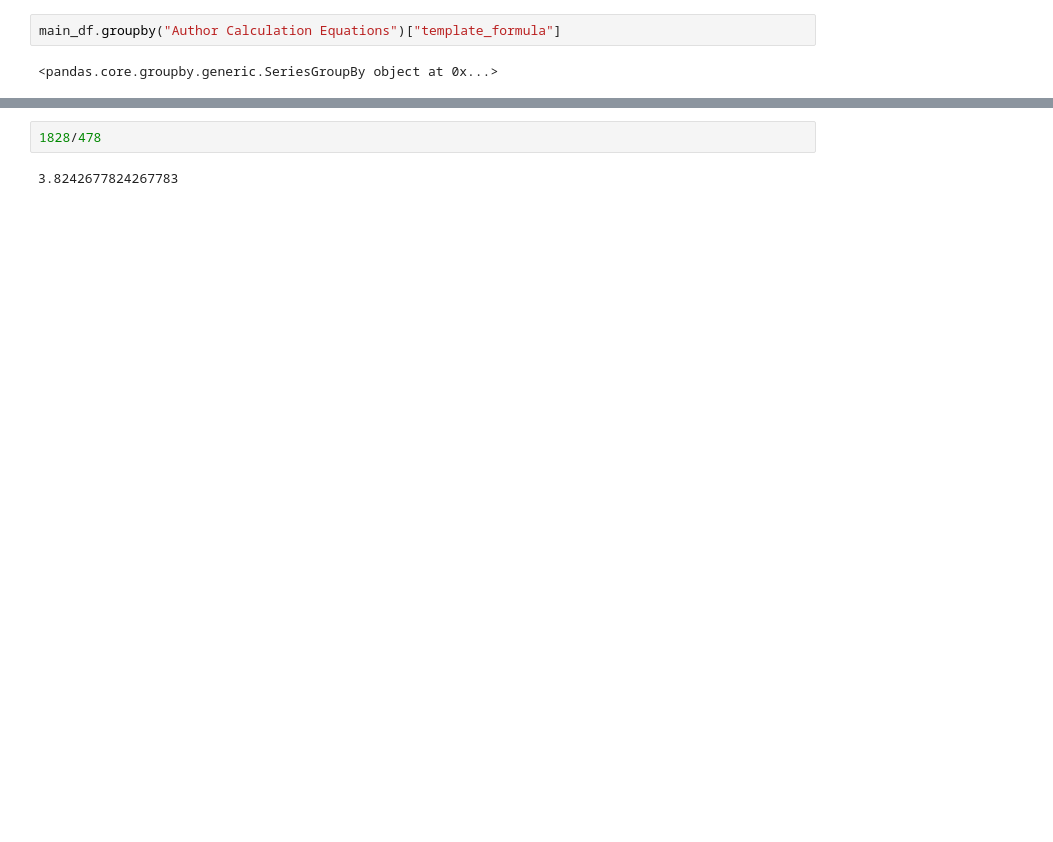
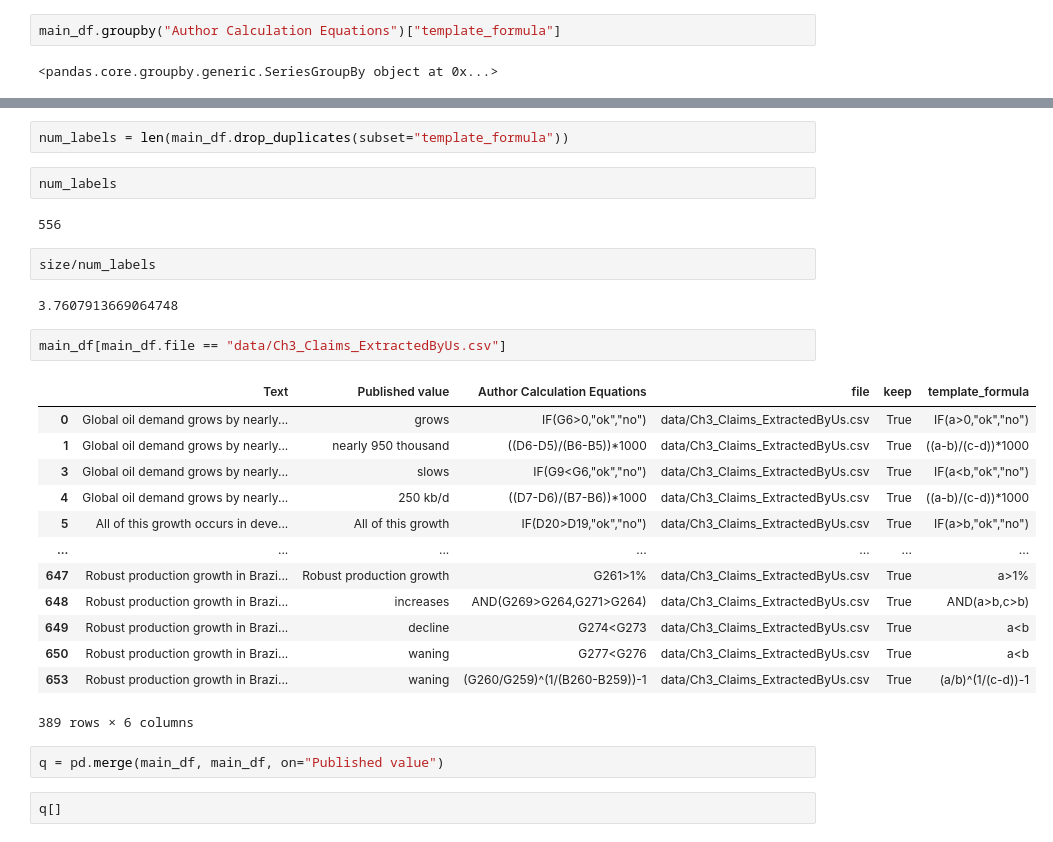
Before and after one commit to geokaragiannis/statchecker, a Jupyter notebook: templates_temp/markup-templates.ipynb, the cells around one changed output, grey strips where cells are left out. Cells and saved outputs as stored; diff of their text form; blank space fills up the shorter version.

```diff
--- a/templates_temp/markup-templates.ipynb
+++ b/templates_temp/markup-templates.ipynb
@@ -152,4 +199,30 @@ len(main_df.drop_duplicates(subset=["Text", "Published value", "template_formula
-# %%
-1828/478
-# %% [output]
-3.8242677824267783
+# %%
+num_labels = len(main_df.drop_duplicates(subset="template_formula"))
+# %%
+num_labels
+# %% [output]
+556
+# %%
+size/num_labels
+# %% [output]
+3.7607913669064748
+# %%
+main_df[main_df.file == "data/Ch3_Claims_ExtractedByUs.csv"]
+# %% [output]
+|  | Text | Published value | Author Calculation Equations | file | keep | template_formula |
+| 0 | Global oil demand grows by nearly... | grows | IF(G6>0,"ok","no") | data/Ch3_Claims_ExtractedByUs.csv | True | IF(a>0,"ok","no") |
+| 1 | Global oil demand grows by nearly... | nearly 950 thousand | ((D6-D5)/(B6-B5))*1000 | data/Ch3_Claims_ExtractedByUs.csv | True | ((a-b)/(c-d))*1000 |
+| 3 | Global oil demand grows by nearly... | slows | IF(G9<G6,"ok","no") | data/Ch3_Claims_ExtractedByUs.csv | True | IF(a<b,"ok","no") |
+| 4 | Global oil demand grows by nearly... | 250 kb/d | ((D7-D6)/(B7-B6))*1000 | data/Ch3_Claims_ExtractedByUs.csv | True | ((a-b)/(c-d))*1000 |
+| 5 | All of this growth occurs in deve... | All of this growth | IF(D20>D19,"ok","no") | data/Ch3_Claims_ExtractedByUs.csv | True | IF(a>b,"ok","no") |
+| ... | ... | ... | ... | ... | ... | ... |
+| 647 | Robust production growth in Brazi... | Robust production growth | G261>1% | data/Ch3_Claims_ExtractedByUs.csv | True | a>1% |
+| 648 | Robust production growth in Brazi... | increases | AND(G269>G264,G271>G264) | data/Ch3_Claims_ExtractedByUs.csv | True | AND(a>b,c>b) |
+| 649 | Robust production growth in Brazi... | decline | G274<G273 | data/Ch3_Claims_ExtractedByUs.csv | True | a<b |
+| 650 | Robust production growth in Brazi... | waning | G277<G276 | data/Ch3_Claims_ExtractedByUs.csv | True | a<b |
+| 653 | Robust production growth in Brazi... | waning | (G260/G259)^(1/(B260-B259))-1 | data/Ch3_Claims_ExtractedByUs.csv | True | (a/b)^(1/(c-d))-1 |
+389 rows × 6 columns
+# %%
+q = pd.merge(main_df, main_df, on="Published value")
+# %%
+q[]
```
Also changed, not shown: parts of 18 cells of this notebook, 2 other files.
